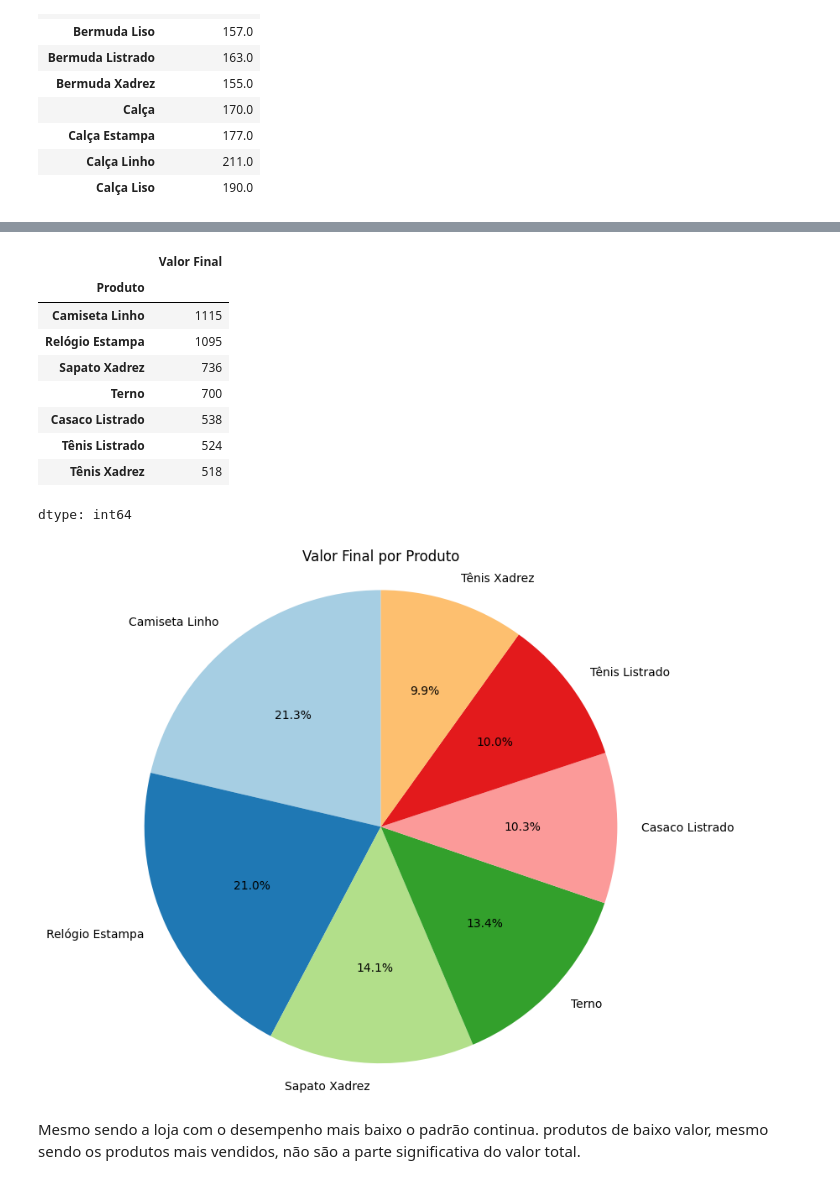
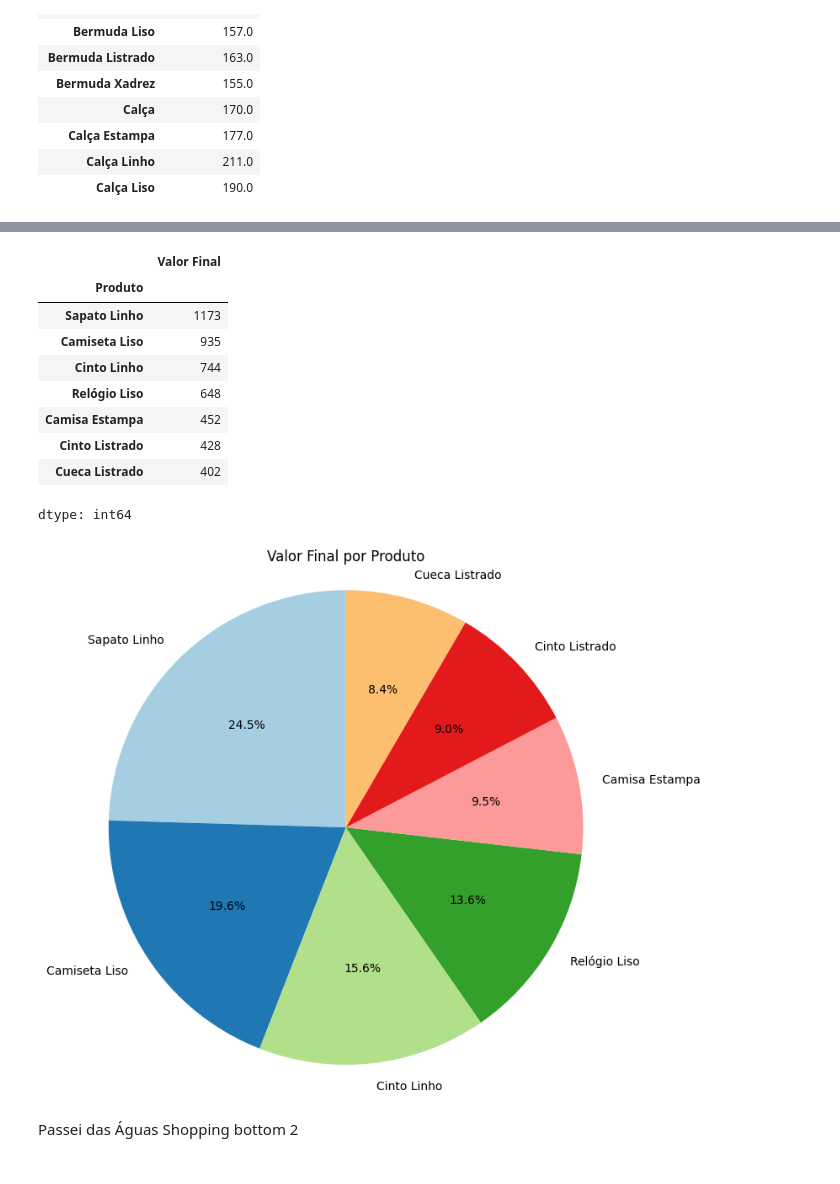
Before and after one commit to G0807/retail-sales-analysis, a Jupyter notebook: Projeto1vendas.ipynb, the cells around one changed output, grey strips where cells are left out. Drawn from its saved outputs; the diff is of its cells as text; code cells hidden in the pictures.

```diff
--- a/Projeto1vendas.ipynb
+++ b/Projeto1vendas.ipynb
@@ -813,27 +833,27 @@ dtype: int64
 # %%
-bottom_1 = df_amostra[df_amostra['ID Loja'] =='Shopping Barra']
+bottom_1 = df_amostra[df_amostra['ID Loja'] =='Shopping Midway Mall']
 valor_final_por_produto = bottom_1.groupby('Produto')['Valor Final'].sum().sort_values(ascending=False)
 display(valor_final_por_produto.head(7))
 valor_final_por_produto = valor_final_por_produto.head(7)
 lista_produtos = valor_final_por_produto.index.tolist()
 lista_valor_final = valor_final_por_produto.values.tolist()
 plt.figure(figsize=(8,8))
 plt.pie(lista_valor_final, labels=lista_produtos, autopct='%1.1f%%', startangle=90, colors=plt.cm.Paired.colors)
 plt.title('Valor Final por Produto')
 plt.axis('equal')
 plt.show()
 # %% [output]
 |  | Valor Final |
 | Produto |  |
-| Camiseta Linho | 1115 |
-| Relógio Estampa | 1095 |
-| Sapato Xadrez | 736 |
-| Terno | 700 |
-| Casaco Listrado | 538 |
-| Tênis Listrado | 524 |
-| Tênis Xadrez | 518 |
+| Sapato Linho | 1173 |
+| Camiseta Liso | 935 |
+| Cinto Linho | 744 |
+| Relógio Liso | 648 |
+| Camisa Estampa | 452 |
+| Cinto Listrado | 428 |
+| Cueca Listrado | 402 |
 dtype: int64
-[figure, old version]
+[figure, new version]
-# %% [markdown]
-Mesmo sendo a loja com o desempenho mais baixo o padrão continua. produtos de baixo valor, mesmo sendo os produtos mais vendidos, não são a parte significativa do valor total.
+# %% [markdown]
+Passei das Águas Shopping bottom 2
 # %%
```
Also changed, not shown: parts of 61 cells of this notebook.
